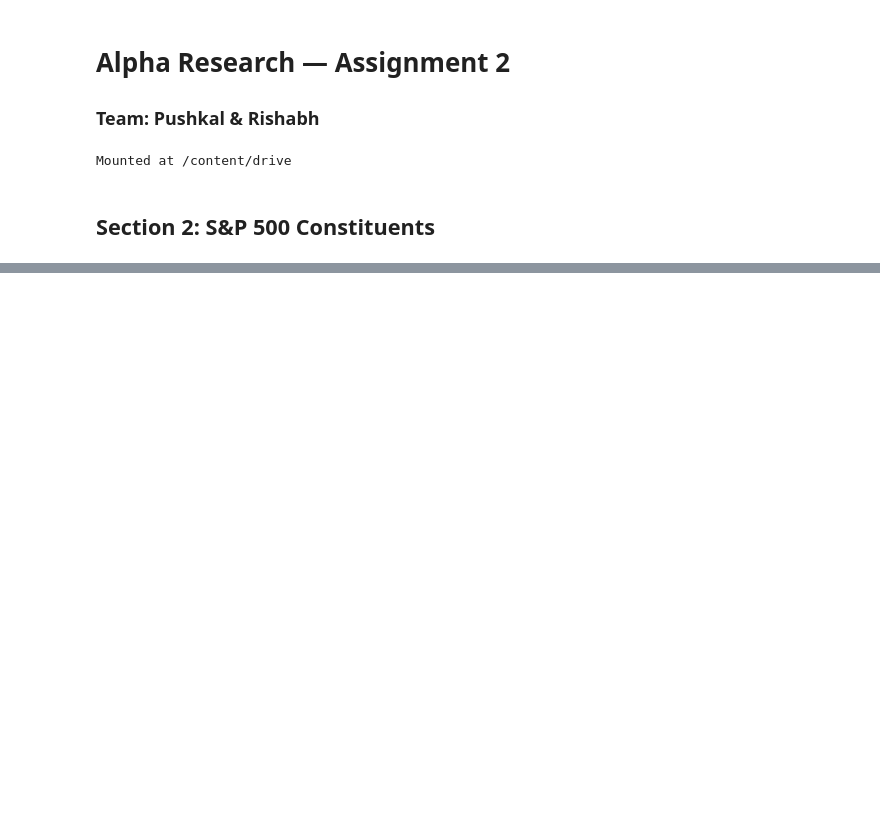
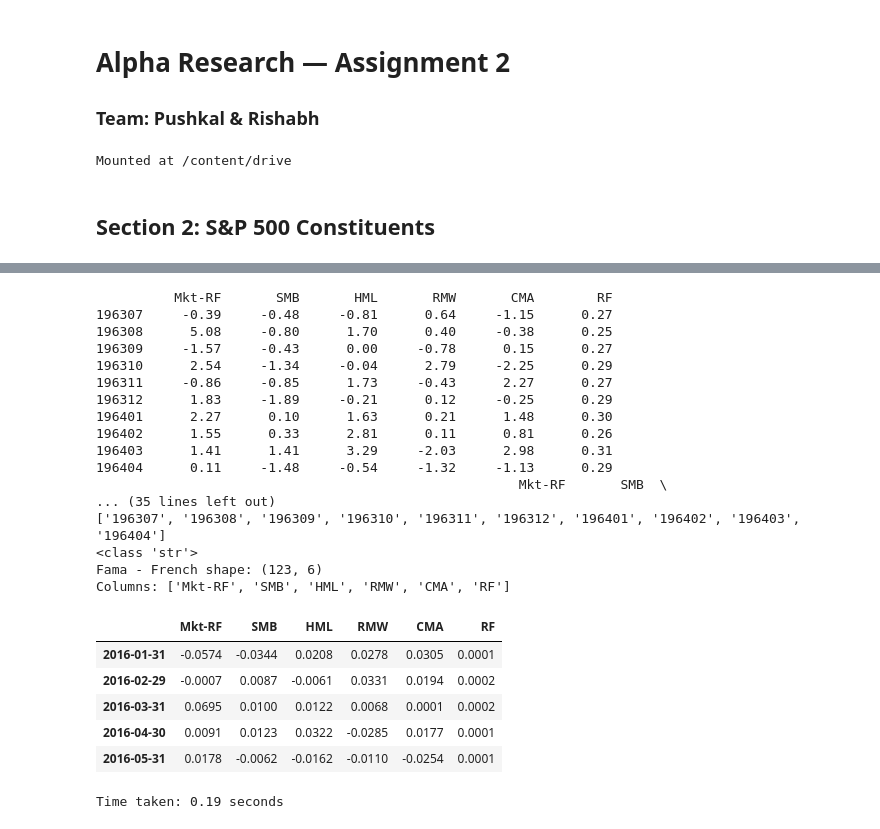
Before and after one commit to rishyg20/Alpha-Research---Assignment-2, a Jupyter notebook: Alpha_Research_Assignment2_Pushkal_Rishabh.ipynb, the cells around one changed output, grey strips where cells are left out. Drawn from its saved outputs; the diff is of its cells as text; code cells hidden in the pictures; blank space fills up the shorter version.

```diff
--- a/Alpha_Research_Assignment2_Pushkal_Rishabh.ipynb
+++ b/Alpha_Research_Assignment2_Pushkal_Rishabh.ipynb
@@ -135,0 +311,74 @@ File saved for 503 stocks, 2607 trading days
+# %%
+#Section 4b - Fama French
+import zipfile
+import io
+
+start = time.time()
+
+#url from Kenneth French Data Library
+ff_url = 'https://mba.tuck.dartmouth.edu/pages/faculty/ken.french/ftp/F-F_Research_Data_5_Factors_2x3_CSV.zip'
+
+#download and unzip
+r = requests.get(ff_url)
+z = zipfile.ZipFile(io.BytesIO(r.content))
+ff_raw = pd.read_csv(z.open(z.namelist()[0]), skiprows = 3, index_col = 0)
+
+print(ff_raw.head(10))
+print(ff_raw.tail(10))
+print(ff_raw.index[:5].tolist())
+
+#Keeping monthly values only
+def is_valid_month(val):
+  try:
+    v = int(str(val).strip())
+    return 190000 <= v <= 210000
+  except:
+    return False
+
+ff_monthly = ff_raw[ff_raw.index.map(is_valid_month)].copy()
+print(ff_monthly.index[:10].tolist())  # show first 10 index values
+print(type(ff_monthly.index[0]))       # show what type they are
+ff_monthly.index = pd.to_datetime(ff_monthly.index.astype(str), format = "%Y%m")
+ff_monthly.index = ff_monthly.index + pd.offsets.MonthEnd(0)
+
+ff_monthly = ff_monthly.apply(pd.to_numeric, errors = 'coerce')/100
+
+ff_monthly = ff_monthly[start_date:end_date]
+
+ff_monthly.to_csv(DATA_PATH + f"fama_french_5factors_{today}.csv")
+
+print(f"Fama - French shape: {ff_monthly.shape}")
+print(f"Columns: {ff_monthly.columns.tolist()}")
+
+display(ff_monthly.head())
+
+end = time.time()
+
+
+
+print(f"Time taken: {round(end - start,2)} seconds")
+# %% [output]
+          Mkt-RF       SMB       HML       RMW       CMA        RF
+196307     -0.39     -0.48     -0.81      0.64     -1.15      0.27
+196308      5.08     -0.80      1.70      0.40     -0.38      0.25
+196309     -1.57     -0.43      0.00     -0.78      0.15      0.27
+196310      2.54     -1.34     -0.04      2.79     -2.25      0.29
+196311     -0.86     -0.85      1.73     -0.43      2.27      0.27
+196312      1.83     -1.89     -0.21      0.12     -0.25      0.29
+196401      2.27      0.10      1.63      0.21      1.48      0.30
+196402      1.55      0.33      2.81      0.11      0.81      0.26
+196403      1.41      1.41      3.29     -2.03      2.98      0.31
+196404      0.11     -1.48     -0.54     -1.32     -1.13      0.29
+                                                      Mkt-RF       SMB  \
+... (35 lines left out)
+['196307', '196308', '196309', '196310', '196311', '196312', '196401', '196402', '196403', '196404']
+<class 'str'>
+Fama - French shape: (123, 6)
+Columns: ['Mkt-RF', 'SMB', 'HML', 'RMW', 'CMA', 'RF']
+|  | Mkt-RF | SMB | HML | RMW | CMA | RF |
+| 2016-01-31 | -0.0574 | -0.0344 | 0.0208 | 0.0278 | 0.0305 | 0.0001 |
+| 2016-02-29 | -0.0007 | 0.0087 | -0.0061 | 0.0331 | 0.0194 | 0.0002 |
+| 2016-03-31 | 0.0695 | 0.0100 | 0.0122 | 0.0068 | 0.0001 | 0.0002 |
+| 2016-04-30 | 0.0091 | 0.0123 | 0.0322 | -0.0285 | 0.0177 | 0.0001 |
+| 2016-05-31 | 0.0178 | -0.0062 | -0.0162 | -0.0110 | -0.0254 | 0.0001 |
+Time taken: 0.19 seconds
```
Also changed, not shown: parts of 8 cells of this notebook.
